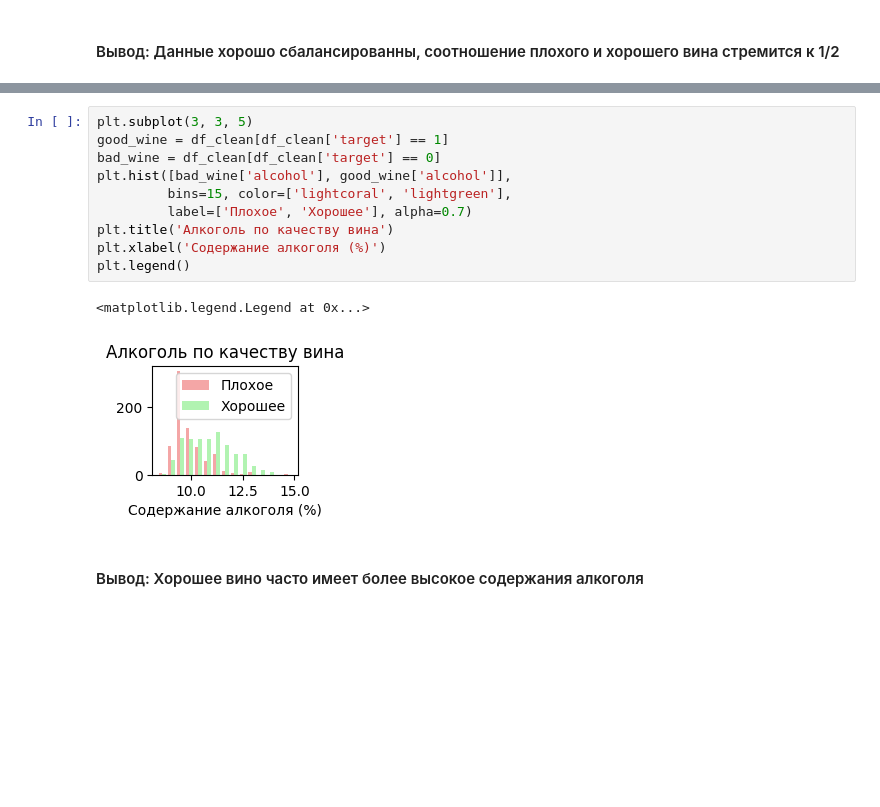
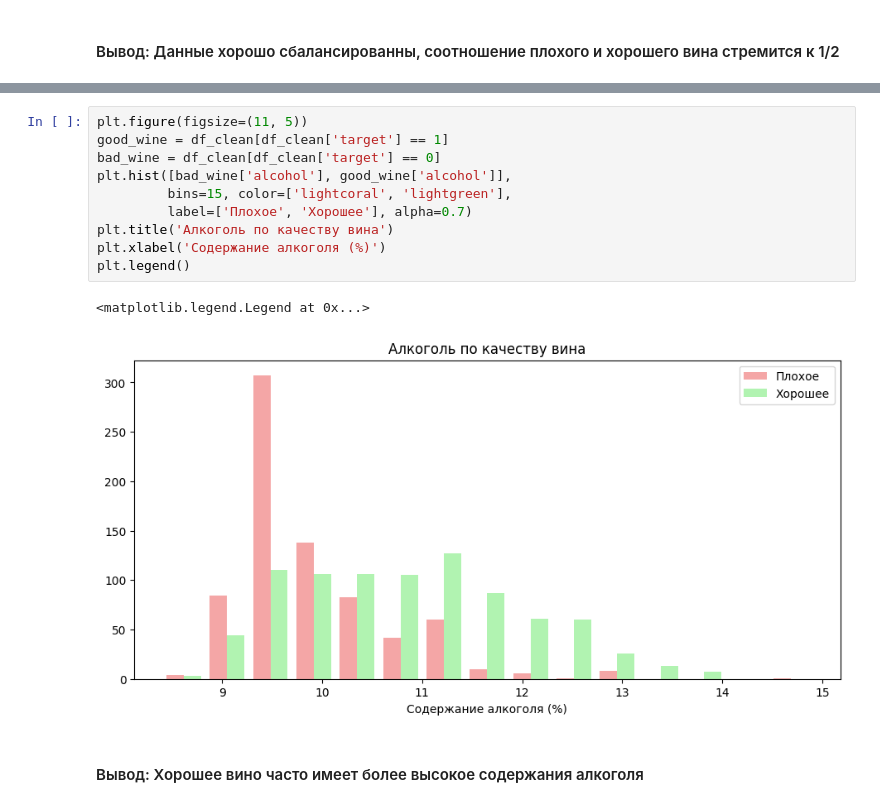
Before and after one commit to Danil-Stenyashin/spbu-python-course, a Jupyter notebook: project/task8/classification.ipynb, the cells around one changed output, grey strips where cells are left out. Saved outputs shown, nothing was run; the diff lists cells and outputs as text; blank space fills up the shorter version.

```diff
--- a/project/task8/classification.ipynb
+++ b/project/task8/classification.ipynb
@@ -201,16 +210,16 @@ Text(0.5, 1.0, 'Распределение качества вина')
 # %%
-plt.subplot(3, 3, 5)
+plt.figure(figsize=(11, 5))
 good_wine = df_clean[df_clean['target'] == 1]
 bad_wine = df_clean[df_clean['target'] == 0]
 plt.hist([bad_wine['alcohol'], good_wine['alcohol']],
          bins=15, color=['lightcoral', 'lightgreen'],
          label=['Плохое', 'Хорошее'], alpha=0.7)
 plt.title('Алкоголь по качеству вина')
 plt.xlabel('Содержание алкоголя (%)')
 plt.legend()
 # %% [output]
 <matplotlib.legend.Legend at 0x...>
-[figure, old version]
+[figure, new version]
 # %% [markdown]
 #### Вывод: Хорошее вино часто имеет более высокое содержания алкоголя
 # %%
```
Also changed, not shown: parts of 39 cells of this notebook.
